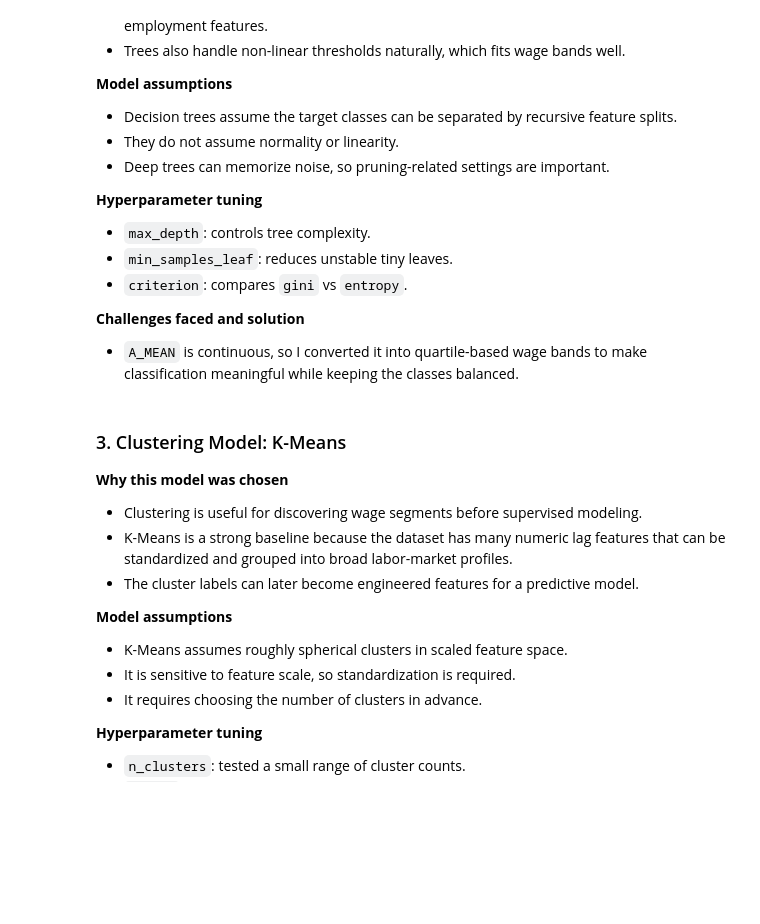
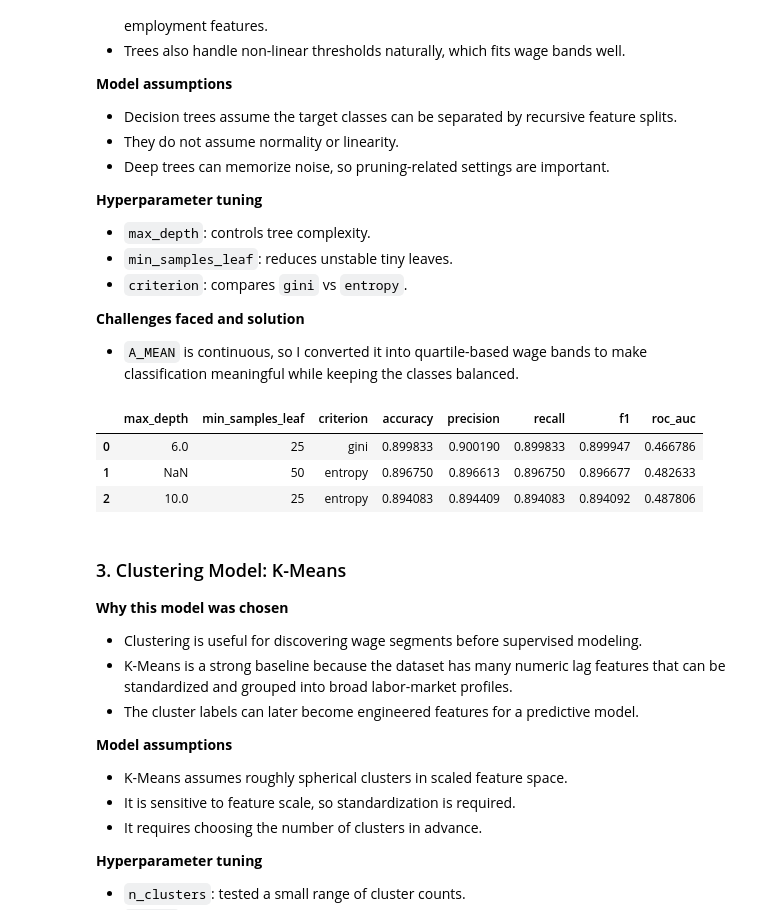
Before and after one commit to Soorej30/wage_analysis, a Jupyter notebook: notebooks/models.ipynb, the cells around one changed output. Drawn from its saved outputs; the diff is of its cells as text; code cells hidden in the pictures; blank space fills up the shorter version.

```diff
--- a/notebooks/models.ipynb
+++ b/notebooks/models.ipynb
@@ -341,54 +322,57 @@ display(rf_results)
 **Challenges faced and solution**
 - `A_MEAN` is continuous, so I converted it into quartile-based wage bands to make classification meaningful while keeping the classes balanced.
 # %%
+from sklearn.metrics import accuracy_score, precision_score, recall_score, f1_score, roc_auc_score
+from sklearn.preprocessing import label_binarize
+
 y_band = pd.qcut(y, q=4, labels=['low', 'mid_low', 'mid_high', 'high'], duplicates='drop')
 
 Xc_train, Xc_test, yc_train, yc_test = train_test_split(
     X, y_band, test_size=0.2, random_state=42, stratify=y_band
 )
 
 tree_candidates = [
-    {'max_depth': 6, 'min_samples_leaf': 25, 'criterion': 'gini'},
-    {'max_depth': 10, 'min_samples_leaf': 25, 'criterion': 'entropy'},
+    {'max_depth': 6,    'min_samples_leaf': 25, 'criterion': 'gini'},
+    {'max_depth': 10,   'min_samples_leaf': 25, 'criterion': 'entropy'},
     {'max_depth': None, 'min_samples_leaf': 50, 'criterion': 'entropy'},
 ]
+
+classes = ['low', 'mid_low', 'mid_high', 'high']
 
 tree_runs = []
 for params in tree_candidates:
     tree_model = DecisionTreeClassifier(random_state=42, **params)
     tree_model.fit(Xc_train, yc_train)
-    preds = tree_model.predict(Xc_test)
-    pred_proba = tree_model.predict_proba(Xc_test)
+    preds      = tree_model.predict(Xc_test)
+    proba      = tree_model.predict_proba(Xc_test)          # shape (n, 4)
+
+    # Binarize true labels for one-vs-rest ROC-AUC
+    yc_test_bin = label_binarize(yc_test, classes=classes)  # shape (n, 4)
+
     tree_runs.append({
         **params,
-        'accuracy': accuracy_score(yc_test, preds),
+        'accuracy':  accuracy_score(yc_test, preds),
         'precision': precision_score(yc_test, preds, average='weighted', zero_division=0),
-        'recall': recall_score(yc_test, preds, average='weighted', zero_division=0),
-        'f1_score': f1_score(yc_test, preds, average='weighted', zero_division=0),
-        'roc_auc': roc_auc_score(yc_test, pred_proba, multi_class='ovr', average='weighted', labels=tree_model.classes_)
+        'recall':    recall_score(yc_test, preds,    average='weighted', zero_division=0),
+        'f1':        f1_score(yc_test, preds,        average='weighted', zero_division=0),
+        'roc_auc':   roc_auc_score(yc_test_bin, proba, average='weighted', multi_class='ovr'),
     })
 
-tree_results = pd.DataFrame(tree_runs).sort_values(['f1_score', 'accuracy'], ascending=False).reset_index(drop=True)
-tree_results = tree_results.round(4)
-
-best_tree_metrics = tree_results.loc[0, [
-    'max_depth', 'min_samples_leaf', 'criterion',
-    'accuracy', 'precision', 'recall', 'f1_score', 'roc_auc'
-]]
+tree_results = (
+    pd.DataFrame(tree_runs)
+      .sort_values('accuracy', ascending=False)
+      .reset_index(drop=True)
+)
 
 results['Decision Tree Classifier'] = {
-    'task': 'Classification',
+    'task':          'Classification',
     'best_accuracy': tree_results.loc[0, 'accuracy'],
-    'best_precision': tree_results.loc[0, 'precision'],
-    'best_recall': tree_results.loc[0, 'recall'],
-    'best_f1_score': tree_results.loc[0, 'f1_score'],
-    'best_roc_auc': tree_results.loc[0, 'roc_auc']
+    'best_f1':       tree_results.loc[0, 'f1'],        # optional: track best F1 too
 }
 
-print('Best Decision Tree Metrics:')
-display(best_tree_metrics.to_frame(name='value'))
-
-display(tree_results[[
-    'max_depth', 'min_samples_leaf', 'criterion',
-    'accuracy', 'precision', 'recall', 'f1_score', 'roc_auc'
-]])
+display(tree_results)
+# %% [output]
+|  | max_depth | min_samples_leaf | criterion | accuracy | precision | recall | f1 | roc_auc |
+| 0 | 6.0 | 25 | gini | 0.899833 | 0.900190 | 0.899833 | 0.899947 | 0.466786 |
+| 1 | NaN | 50 | entropy | 0.896750 | 0.896613 | 0.896750 | 0.896677 | 0.482633 |
+| 2 | 10.0 | 25 | entropy | 0.894083 | 0.894409 | 0.894083 | 0.894092 | 0.487806 |
```
Also changed, not shown: parts of 12 cells of this notebook.
